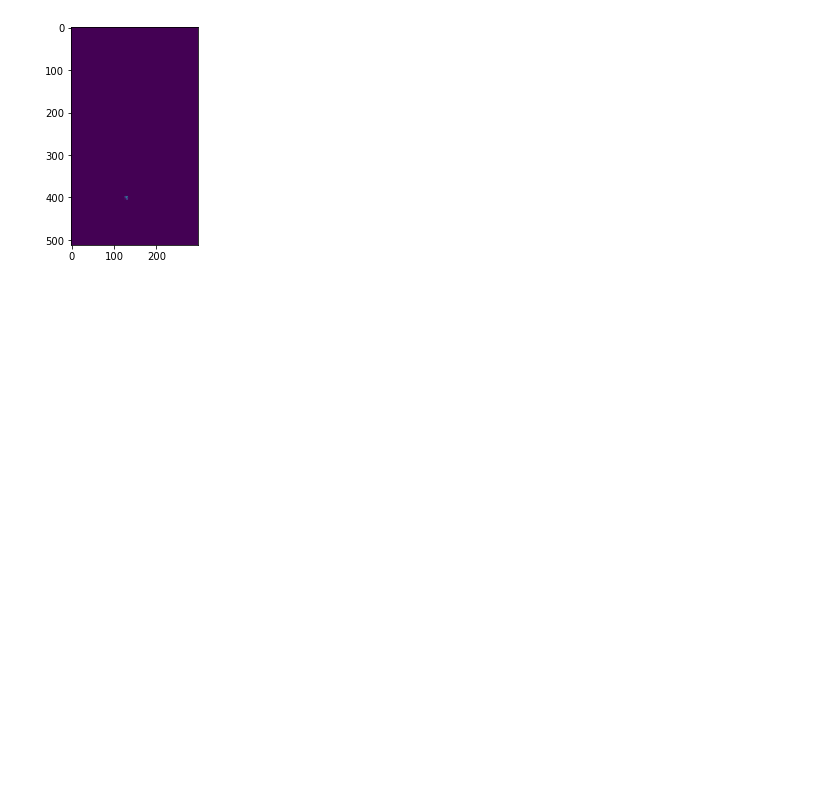
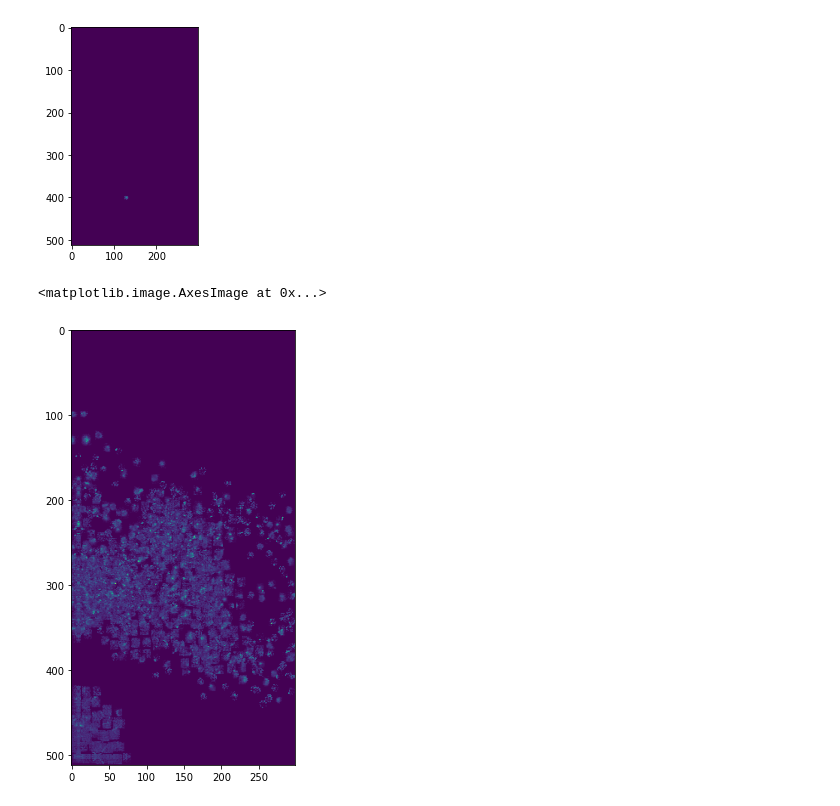
Before and after one commit to willyh101/live2p, a Jupyter notebook: notebooks/offline notebook.ipynb, the cells around one changed output. Cells and saved outputs as stored; diff of their text form; code cells hidden in the pictures; blank space fills up the shorter version.

```diff
--- a/notebooks/offline notebook.ipynb
+++ b/notebooks/offline notebook.ipynb
@@ -179,3 +273,9 @@ plt.imshow(a2[:,:,cell])
 # %% [output]
 <matplotlib.image.AxesImage at 0x...>
 [figure]
+# %%
+fig, ax = plt.subplots(1,1, figsize=(4,8))
+ax.imshow(a2.max(2), aspect='auto')
+# %% [output]
+<matplotlib.image.AxesImage at 0x...>
+[figure, added]
```
Also changed, not shown: parts of 8 cells of this notebook, 4 other files.
